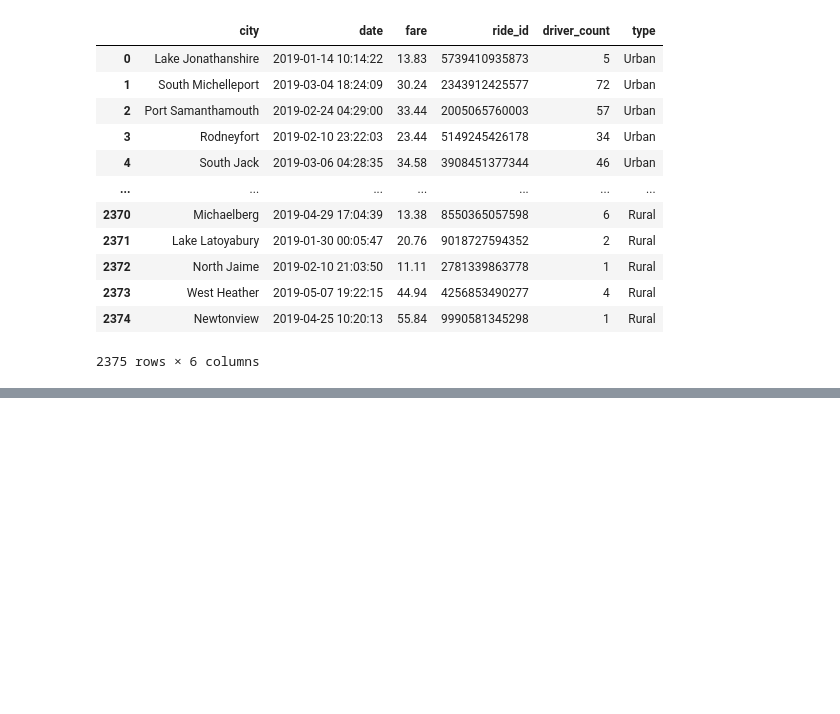
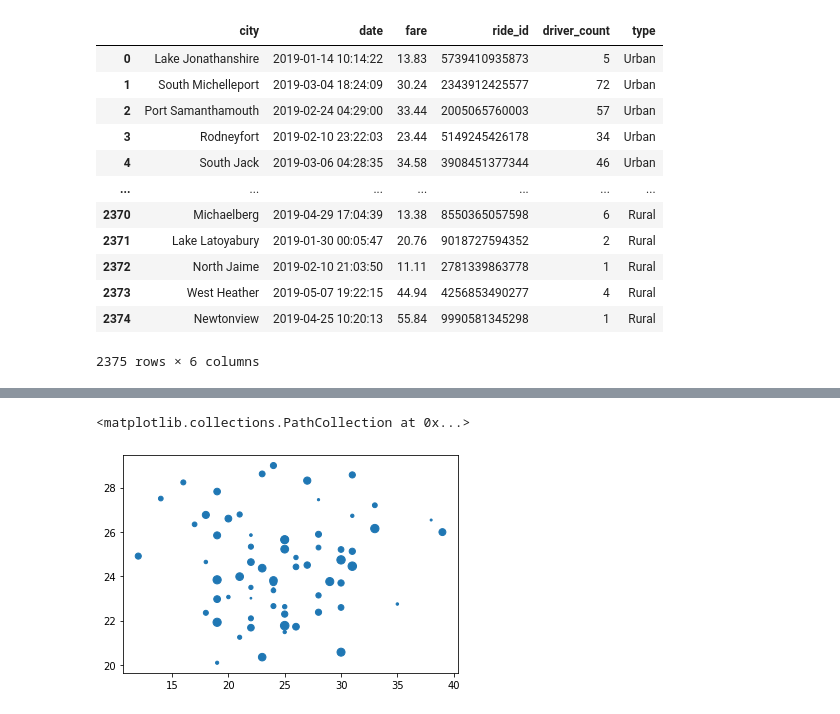
Before and after one commit to Rander417/PyBer_Analysis, a Jupyter notebook: PyBer.ipynb, the cells around one changed output, grey strips where cells are left out. Drawn from its saved outputs; the diff is of its cells as text; code cells hidden in the pictures; blank space fills up the shorter version.

```diff
--- a/PyBer.ipynb
+++ b/PyBer.ipynb
@@ -136,0 +236,12 @@ pyber_data_df
+# %%
+# Get the number mean() of drivers for each city type (these are series)
+
+#Naunce: is the average what we're really looking for?
+#What we really need is just the number of drivers in a given city
+#mean works since the value is the same for each ride entry.
+#For example for every Amandaburgh ride the driver_count is 12.
+#the 12 is tied to tied to the city which is why it repeats
+
+urban_driver_count = urban_cities_df.groupby(["city"]).mean()["driver_count"]
+suburban_driver_count = suburban_cities_df.groupby(["city"]).mean()["driver_count"]
+rural_driver_count = rural_cities_df.groupby(["city"]).mean()["driver_count"]
@@ -136,0 +271,8 @@ pyber_data_df
+# %%
+# Adding details to the scatter
+plt.scatter(urban_ride_count,
+      urban_avg_fare,
+      s=urban_driver_count)
+# %% [output]
+<matplotlib.collections.PathCollection at 0x...>
+[figure, added]
```
Also changed, not shown: parts of 14 cells of this notebook, 1 other file.
